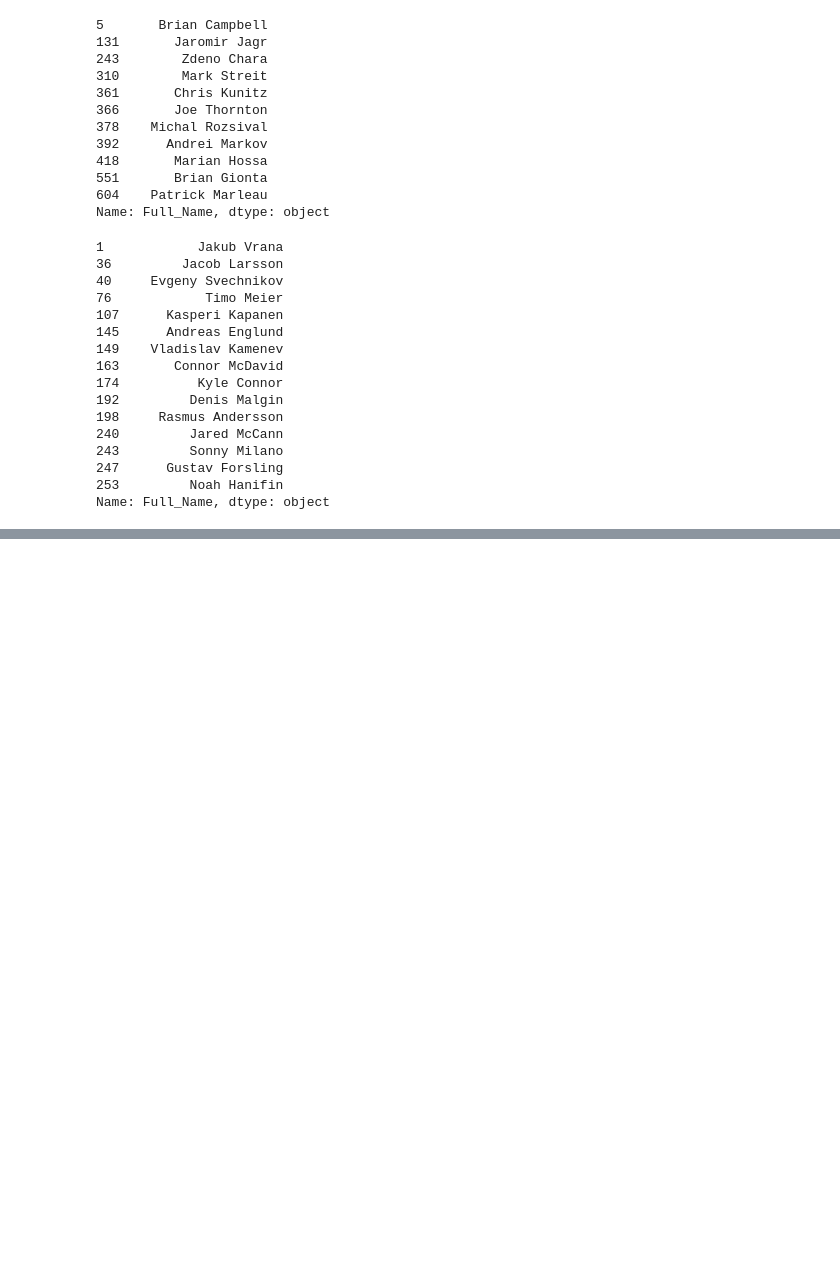
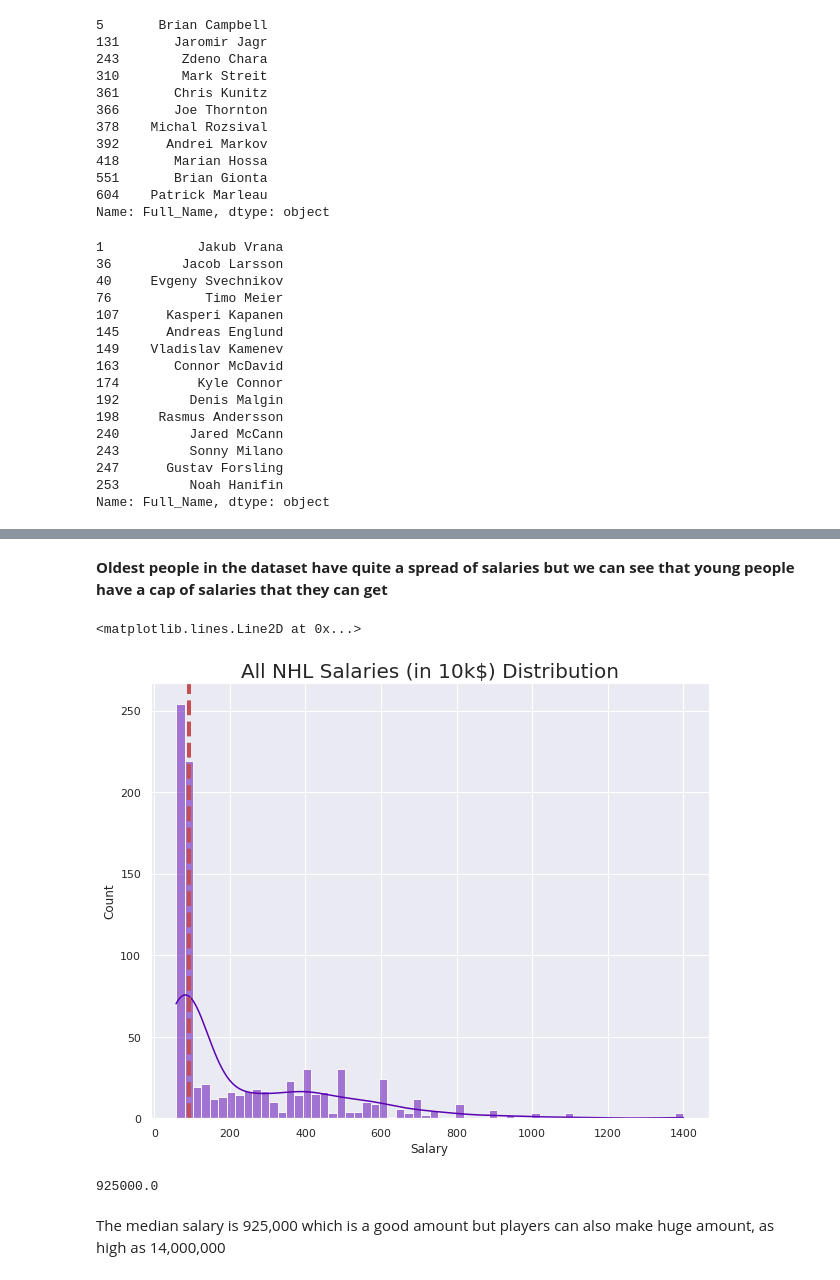
Before and after one commit to PrakritiAilavadi/Kaggle, a Jupyter notebook: predicting-nhl-player-salaries.ipynb, the cells around one changed output, grey strips where cells are left out. Cells and saved outputs as stored; diff of their text form; code cells hidden in the pictures; blank space fills up the shorter version.

```diff
--- a/predicting-nhl-player-salaries.ipynb
+++ b/predicting-nhl-player-salaries.ipynb
@@ -458,0 +459,17 @@ sns.histplot(youngest_players_salaries)
+# %% [markdown]
+**Oldest people in the dataset have quite a spread of salaries but we can see that young people have a cap of salaries that they can get**
+# %%
+fig = plt.figure(figsize=(10,8))
+graph = sns.histplot(all_data['Salary']/10000, kde=True, color='#5900b3',
+                  bins=60).set_title("All NHL Salaries (in 10k$) Distribution", size=20)
+
+plt.axvline(x = 92.5, linewidth = 4, color = "r", linestyle = '--')
+# %% [output]
+<matplotlib.lines.Line2D at 0x...>
+[figure, added]
+# %%
+all_data['Salary'].median()
+# %% [output]
+925000.0
+# %% [markdown]
+The median salary is 925,000 which is a good amount but players can also make huge amount, as high as 14,000,000
```
Also changed, not shown: parts of 7 cells of this notebook.
